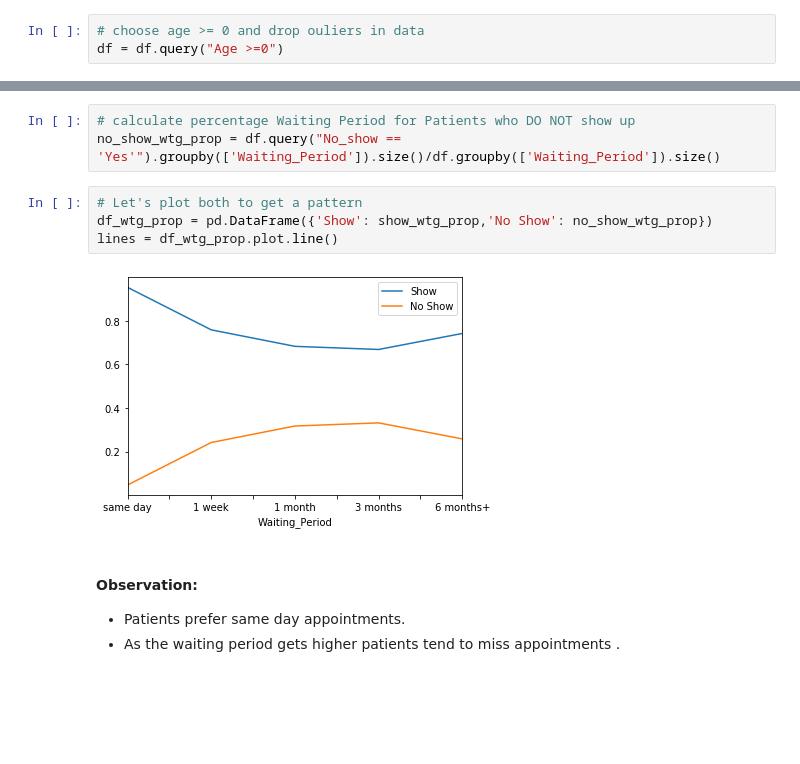
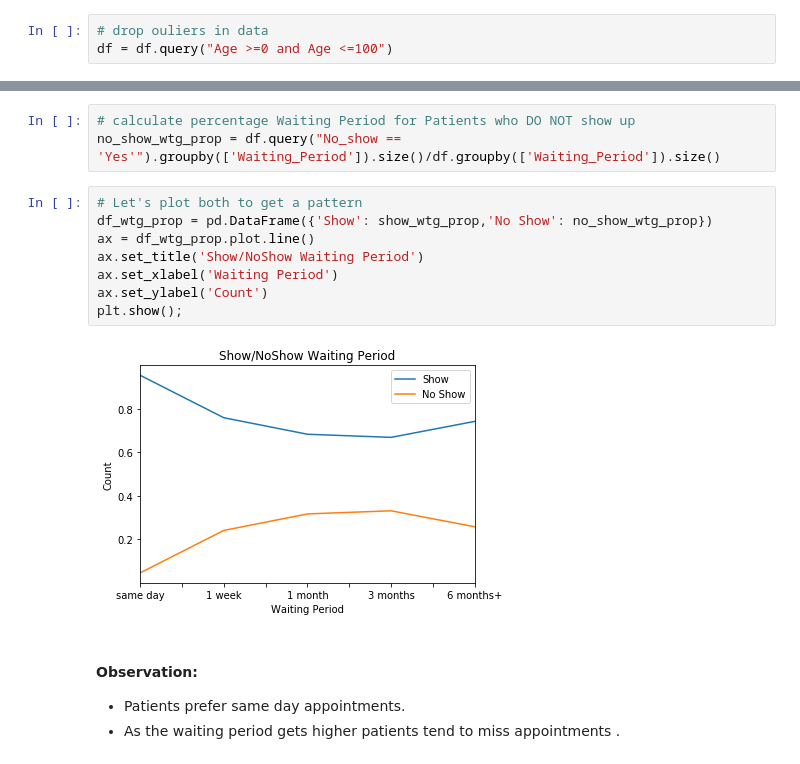
Before and after one commit to sumithub/ds-ml, a Jupyter notebook: udacity/Data_Analysis_Nano_Degree/Projects/Patient_Appointment/No Show Appointments.ipynb, the cells around one changed output, grey strips where cells are left out. Drawn from its saved outputs; the diff is of its cells as text; blank space fills up the shorter version.

```diff
--- a/udacity/Data_Analysis_Nano_Degree/Projects/Patient_Appointment/No Show Appointments.ipynb
+++ b/udacity/Data_Analysis_Nano_Degree/Projects/Patient_Appointment/No Show Appointments.ipynb
@@ -228,4 +228,4 @@ len(df.query("Age < 0")), len(df)
 # %%
-# choose age >= 0 and drop ouliers in data
-df = df.query("Age >=0")
+# drop ouliers in data
+df = df.query("Age >=0 and Age <=100")
 # %%
@@ -587,9 +600,13 @@ no_show_wtg_prop = df.query("No_show == 'Yes'").groupby(['Waiting_Period']).size
 # %%
 # Let's plot both to get a pattern
 df_wtg_prop = pd.DataFrame({'Show': show_wtg_prop,'No Show': no_show_wtg_prop})
-lines = df_wtg_prop.plot.line()
+ax = df_wtg_prop.plot.line()
+ax.set_title('Show/NoShow Waiting Period')
+ax.set_xlabel('Waiting Period')
+ax.set_ylabel('Count')
+plt.show();
 # %% [output]
-[figure, old version]
+[figure, new version]
 # %% [markdown]
 #### Observation:
 - Patients prefer same day appointments.
```
Also changed, not shown: parts of 27 cells of this notebook.
